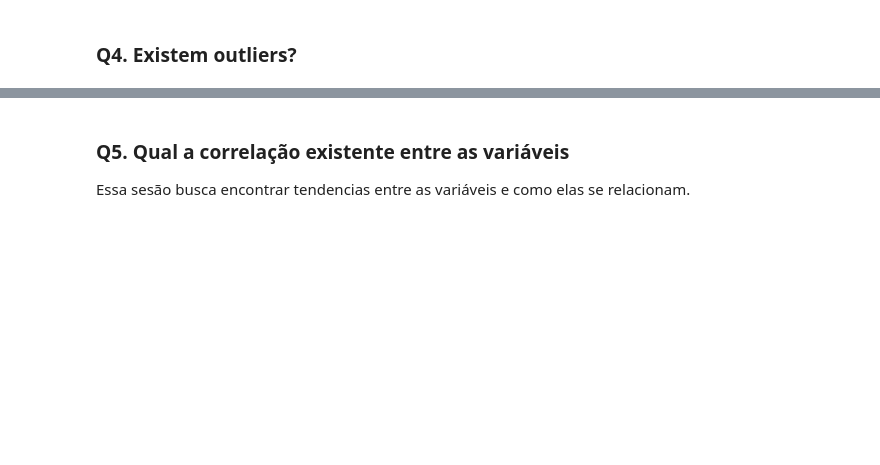
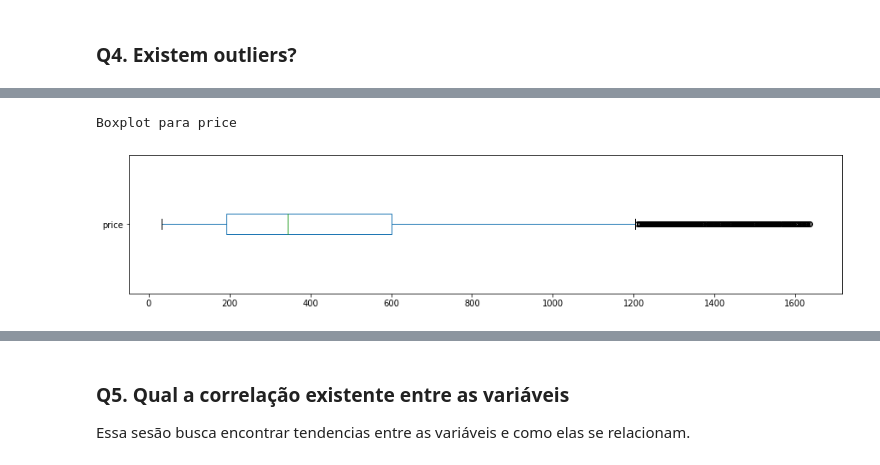
Before and after one commit to JonasLeijoto/Data_Science, a Jupyter notebook: Rio_Airbnb.ipynb, the cells around one changed output, grey strips where cells are left out. Cells and saved outputs as stored; diff of their text form; code cells hidden in the pictures; blank space fills up the shorter version.

```diff
--- a/Rio_Airbnb.ipynb
+++ b/Rio_Airbnb.ipynb
@@ -214,0 +330,8 @@ df_trat[['price', "minimum_nights"]].describe()
+# %%
+#boxplot para price
+print('\nBoxplot para price\n')
+df_trat.price.plot(kind='box', vert = False, figsize=(15,3))
+plt.show()
+# %% [output]
+Boxplot para price
+[figure, added]
```
Also changed, not shown: parts of 38 cells of this notebook.
